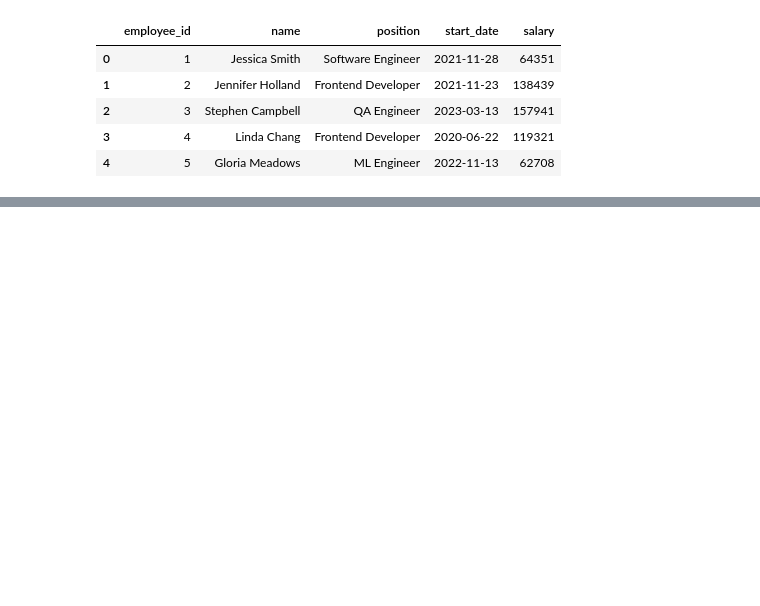
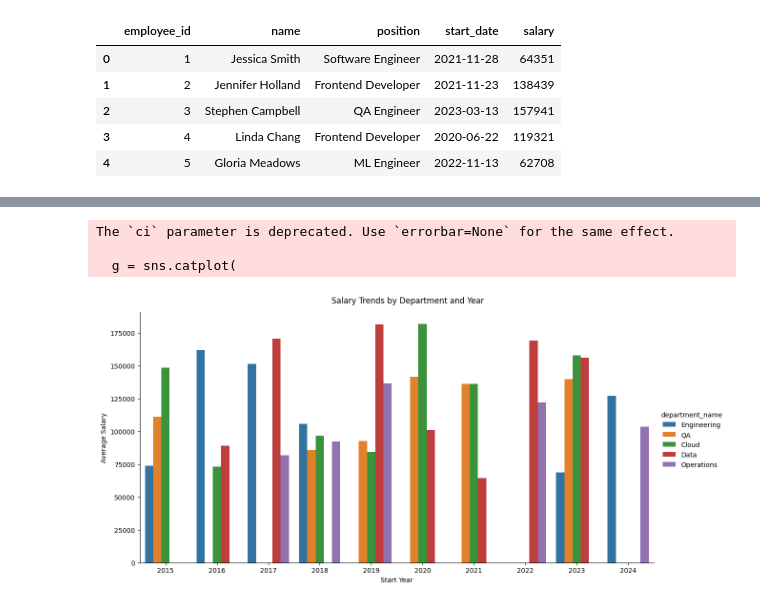
Before and after one commit to MandeepCon/Lab3-DataEngineering-EDA, a Jupyter notebook: Lab3-DataEngineering&EDA.ipynb, the cells around one changed output, grey strips where cells are left out. Saved outputs shown, nothing was run; the diff lists cells and outputs as text; code cells hidden in the pictures; blank space fills up the shorter version.

```diff
--- a/Lab3-DataEngineering&EDA.ipynb
+++ b/Lab3-DataEngineering&EDA.ipynb
@@ -247,0 +428,14 @@ df[['employee_id', 'Position', 'StartDate', 'Start_Year']].head()
+# %%
+g = sns.catplot(
+    data=df, kind="bar",
+    x="start_year", y="salary", hue="department_name",
+    height=6, aspect=2, ci=None
+)
+g.set_axis_labels("Start Year", "Average Salary")
+g.fig.suptitle("Salary Trends by Department and Year", y=1.03)
+plt.show()
+# %% [output]
+The `ci` parameter is deprecated. Use `errorbar=None` for the same effect.
+
+  g = sns.catplot(
+[figure, added]
```
Also changed, not shown: parts of 36 cells of this notebook.
